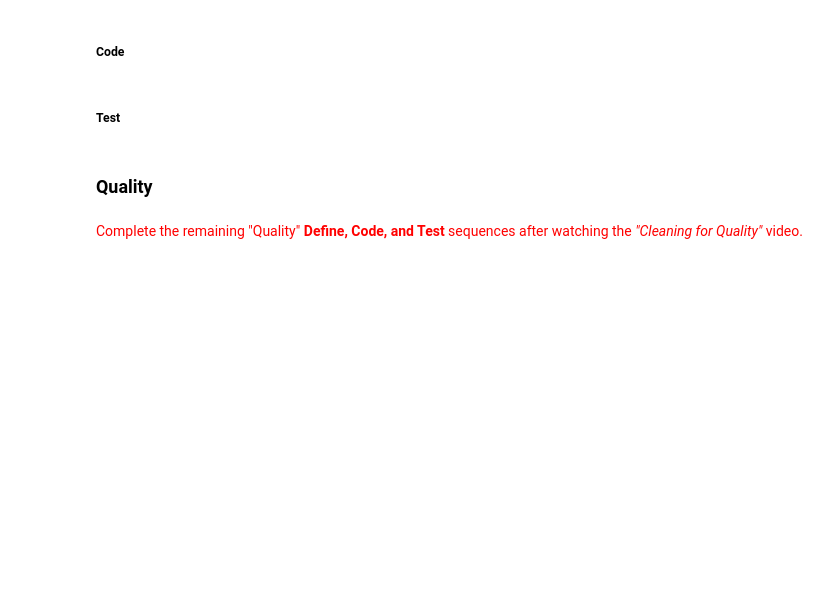
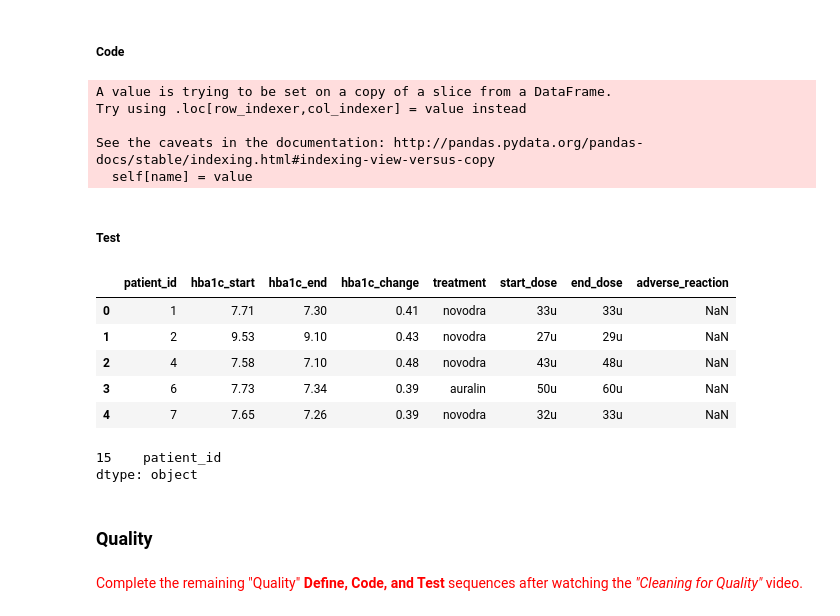
Before and after one commit to VerenaDietrich/Cleaning-Data-Exercise-Udacity, a Jupyter notebook: Exercise_DataWrangling.ipynb, the cells around one changed output. Cells and saved outputs as stored; diff of their text form; code cells hidden in the pictures; blank space fills up the shorter version.

Commit message:
Add files via upload
Increased Data Tidiness

```diff
--- a/Exercise_DataWrangling.ipynb
+++ b/Exercise_DataWrangling.ipynb
@@ -513,2 +516,14 @@ treatments_clean.shape
+# %%
+patient_info = patients_clean[['patient_id','given_name', 'surname']]
+patient_info.given_name = patient_info.given_name.str.lower()
+patient_info.surname = patient_info.surname.str.lower()
+treatments_clean = pd.merge(patient_info, treatments_clean, on=['given_name','surname'], how='inner')
+treatments_clean.drop(['given_name','surname'], axis = 1, inplace = True)
+# %% [output]
+A value is trying to be set on a copy of a slice from a DataFrame.
+Try using .loc[row_indexer,col_indexer] = value instead
+
+See the caveats in the documentation: http://pandas.pydata.org/pandas-docs/stable/indexing.html#indexing-view-versus-copy
+  self[name] = value
 # %% [markdown]
 ##### Test
@@ -517,3 +530,19 @@ treatments_clean.shape
+# %%
+treatments_clean.head()
+# %% [output]
+|  | patient_id | hba1c_start | hba1c_end | hba1c_change | treatment | start_dose | end_dose | adverse_reaction |
+| 0 | 1 | 7.71 | 7.30 | 0.41 | novodra | 33u | 33u | NaN |
+| 1 | 2 | 9.53 | 9.10 | 0.43 | novodra | 27u | 29u | NaN |
+| 2 | 4 | 7.58 | 7.10 | 0.48 | novodra | 43u | 48u | NaN |
+| 3 | 6 | 7.73 | 7.34 | 0.39 | auralin | 50u | 60u | NaN |
+| 4 | 7 | 7.65 | 7.26 | 0.39 | novodra | 32u | 33u | NaN |
+# %%
+# Patient ID should be the only duplicate column
+all_columns = pd.Series(list(patients_clean) + list(treatments_clean))
+all_columns[all_columns.duplicated()]
+# %% [output]
+15    patient_id
+dtype: object
 # %% [markdown]
 ### Quality
 # %% [markdown]
```
Also changed, not shown: parts of 10 cells of this notebook.
